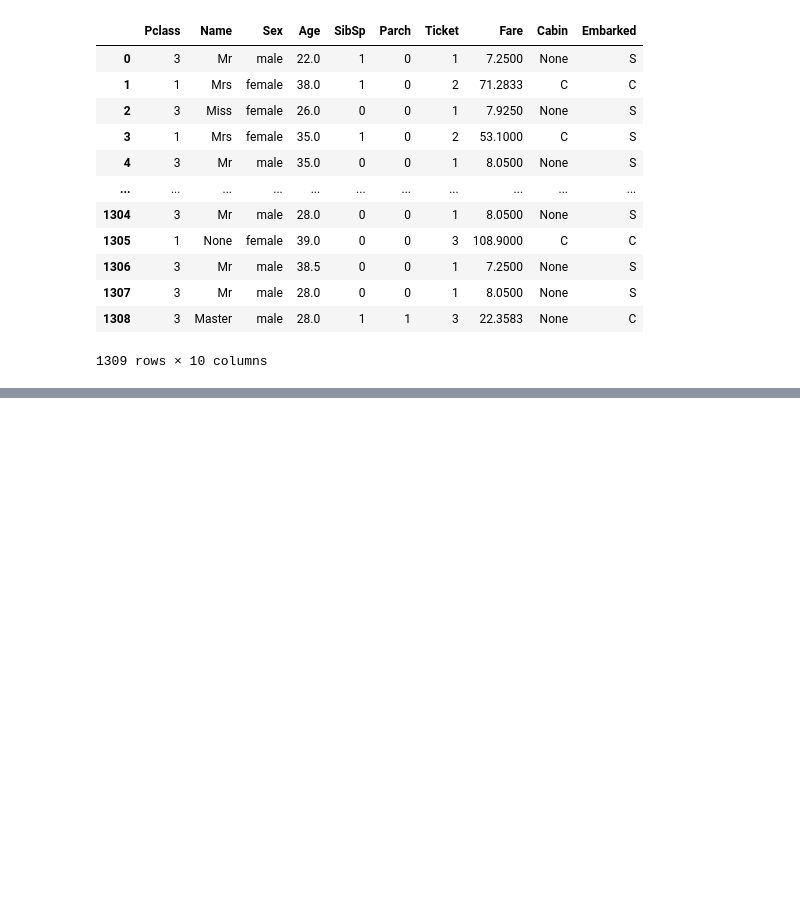
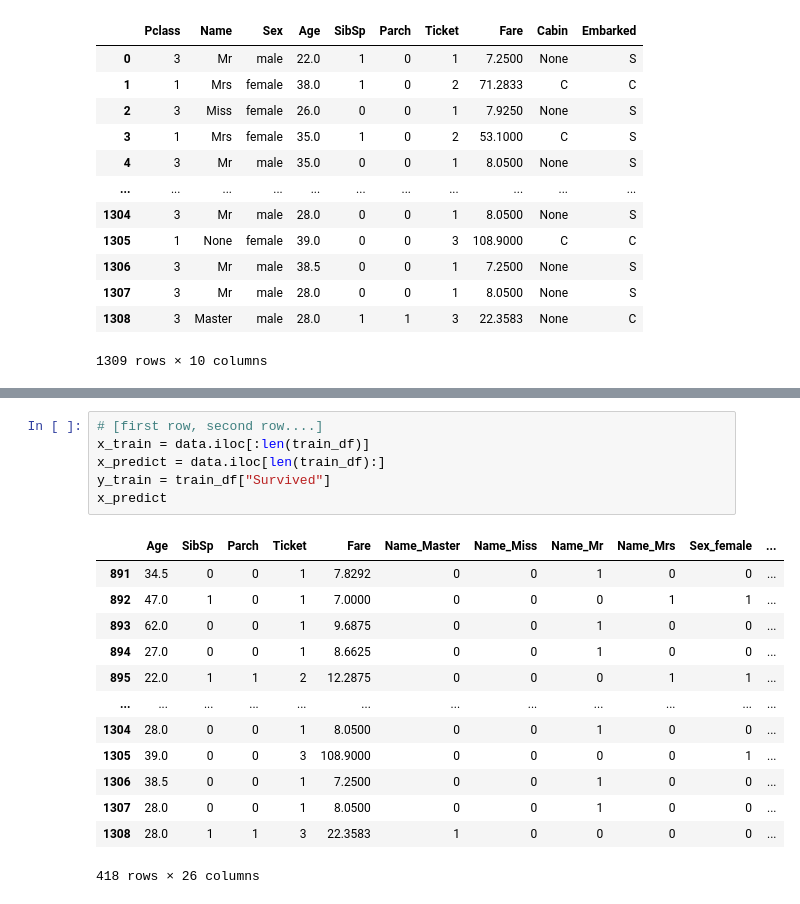
Before and after one commit to e18679/ML0930, a Jupyter notebook: titanic.ipynb, the cells around one changed output, grey strips where cells are left out. Cells and saved outputs as stored; diff of their text form; blank space fills up the shorter version.

```diff
--- a/titanic.ipynb
+++ b/titanic.ipynb
@@ -116,0 +137,20 @@ data
+# %%
+# [first row, second row....]
+x_train = data.iloc[:len(train_df)]
+x_predict = data.iloc[len(train_df):]
+y_train = train_df["Survived"]
+x_predict
+# %% [output]
+|  | Age | SibSp | Parch | Ticket | Fare | Name_Master | Name_Miss | Name_Mr | Name_Mrs | Sex_female | ... |
+| 891 | 34.5 | 0 | 0 | 1 | 7.8292 | 0 | 0 | 1 | 0 | 0 | ... |
+| 892 | 47.0 | 1 | 0 | 1 | 7.0000 | 0 | 0 | 0 | 1 | 1 | ... |
+| 893 | 62.0 | 0 | 0 | 1 | 9.6875 | 0 | 0 | 1 | 0 | 0 | ... |
+| 894 | 27.0 | 0 | 0 | 1 | 8.6625 | 0 | 0 | 1 | 0 | 0 | ... |
+| 895 | 22.0 | 1 | 1 | 2 | 12.2875 | 0 | 0 | 0 | 1 | 1 | ... |
+| ... | ... | ... | ... | ... | ... | ... | ... | ... | ... | ... | ... |
+| 1304 | 28.0 | 0 | 0 | 1 | 8.0500 | 0 | 0 | 1 | 0 | 0 | ... |
+| 1305 | 39.0 | 0 | 0 | 3 | 108.9000 | 0 | 0 | 0 | 0 | 1 | ... |
+| 1306 | 38.5 | 0 | 0 | 1 | 7.2500 | 0 | 0 | 1 | 0 | 0 | ... |
+| 1307 | 28.0 | 0 | 0 | 1 | 8.0500 | 0 | 0 | 1 | 0 | 0 | ... |
+| 1308 | 28.0 | 1 | 1 | 3 | 22.3583 | 1 | 0 | 0 | 0 | 0 | ... |
+418 rows × 26 columns
```
Also changed, not shown: parts of 4 cells of this notebook.
